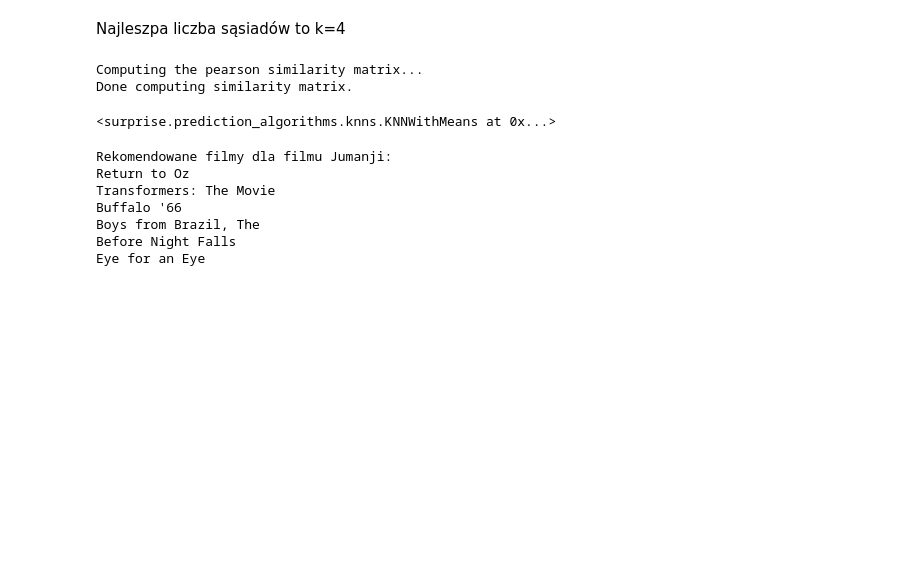
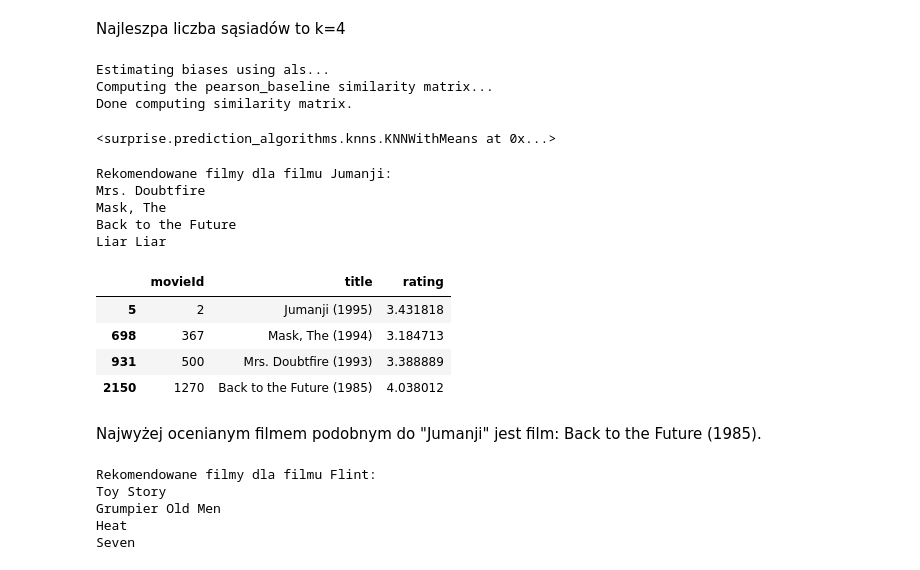
Before and after one commit to dorota10/ML_UEP_2024, a Jupyter notebook: CaseStudy2.ipynb, the cells around one changed output. Saved outputs shown, nothing was run; the diff lists cells and outputs as text; code cells hidden in the pictures; blank space fills up the shorter version.

```diff
--- a/CaseStudy2.ipynb
+++ b/CaseStudy2.ipynb
@@ -168,8 +161,10 @@ Test time         0.12    0.11    0.11    0.11    0.19    0.13    0.03
 # %%
 param_grid_knn_means = {'k': [2, 3, 4, 5, 6]}
 
-knn_with_means = KNNWithMeans(sim_options={'name': 'pearson', 'user_based': False})
+knn_with_means = KNNWithMeans(sim_options={'name': 'pearson_baseline', 'user_based': False}, min_support=5) #przynajmniej 5 użytkowników oceniło film
 
 cv_knn_means = cross_validate(knn_with_means, data, measures=['RMSE'], cv=5, n_jobs=-1)
 
 results_knn = pd.DataFrame({'k': param_grid_knn_means['k'], 'RMSE': cv_knn_means['test_rmse']})
+
+results_knn["RMSE"].mean()
@@ -204,19 +194,57 @@ Najleszpa liczba sąsiadów to k=4
 trainset = data.build_full_trainset()
 knn_with_means.fit(trainset)
 # %% [output]
-Computing the pearson similarity matrix...
+Estimating biases using als...
+Computing the pearson_baseline similarity matrix...
 Done computing similarity matrix.
 <surprise.prediction_algorithms.knns.KNNWithMeans at 0x...>
+# %%
+chosen_title="Jumanji"
+
+chosen_movie_id= movies_dict[chosen_title]
+
+# Uzyskanie identyfikatora wewnętrznego dla filmu "Jumanji"
+movie_inner_id = trainset.to_inner_iid(chosen_movie_id)
+
+# Uzyskanie rekomendacji dla filmu "Jumanji" (identyfikator wewnętrzny)
+movie_neighbors = knn_with_means.get_neighbors(movie_inner_id, k=4)
+
+#sortowanie
+best_neighbors = sorted(movie_neighbors, key=lambda x: knn_with_means.sim[movie_inner_id, x], reverse=True)
+
+# Konwersja identyfikatorów wewnętrznych na identyfikatory zewnętrzne (nazwy filmów)
+movie_neighbors_raw_ids = [knn_with_means.trainset.to_raw_iid(movie_inner_id) for movie_inner_id in best_neighbors]
+
+# Wydrukowanie rekomendacji
+print(f"Rekomendowane filmy dla filmu {chosen_title}:")
+for movie_id in movie_neighbors_raw_ids:
+    print(id_dict[movie_id])
+# %% [output]
+Rekomendowane filmy dla filmu Jumanji:
+Mrs. Doubtfire
+Mask, The
+Back to the Future
+Liar Liar
+# %%
+movies_means[movies_means["movieId"].isin([chosen_movie_id, *movie_neighbors_raw_ids])]
+# %% [output]
+|  | movieId | title | rating |
+| 5 | 2 | Jumanji (1995) | 3.431818 |
+| 698 | 367 | Mask, The (1994) | 3.184713 |
+| 931 | 500 | Mrs. Doubtfire (1993) | 3.388889 |
+| 2150 | 1270 | Back to the Future (1985) | 4.038012 |
+# %% [markdown]
+Najwyżej ocenianym filmem podobnym do "Jumanji" jest film: Back to the Future (1985).
 # %%
-chosen_title="Jumanji"
+chosen_title="Flint"
 
 chosen_movie_id= movies_dict[chosen_title]
 
-# Uzyskanie identyfikatora wewnętrznego dla filmu "Jumanji"
+# Uzyskanie identyfikatora wewnętrznego dla filmu "Flint"
 movie_inner_id = knn_with_means.trainset.to_inner_iid(chosen_movie_id)
 
-# Uzyskanie rekomendacji dla filmu "Jumanji" (identyfikator wewnętrzny)
-movie_neighbors = knn_with_means.get_neighbors(movie_inner_id, k=6)
+# Uzyskanie rekomendacji dla filmu "Flint" (identyfikator wewnętrzny)
+movie_neighbors = knn_with_means.get_neighbors(movie_inner_id, k=4)
 
 # Konwersja identyfikatorów wewnętrznych na identyfikatory zewnętrzne (nazwy filmów)
 movie_neighbors_raw_ids = [knn_with_means.trainset.to_raw_iid(movie_inner_id) for movie_inner_id in movie_neighbors]
@@ -226,10 +254,8 @@ print(f"Rekomendowane filmy dla filmu {chosen_title}:")
 for movie_id in movie_neighbors_raw_ids:
     print(id_dict[movie_id])
 # %% [output]
-Rekomendowane filmy dla filmu Jumanji:
-Return to Oz
-Transformers: The Movie
-Buffalo '66
-Boys from Brazil, The
-Before Night Falls
-Eye for an Eye
+Rekomendowane filmy dla filmu Flint:
+Toy Story
+Grumpier Old Men
+Heat
+Seven
```
Also changed, not shown: parts of 21 cells of this notebook.
